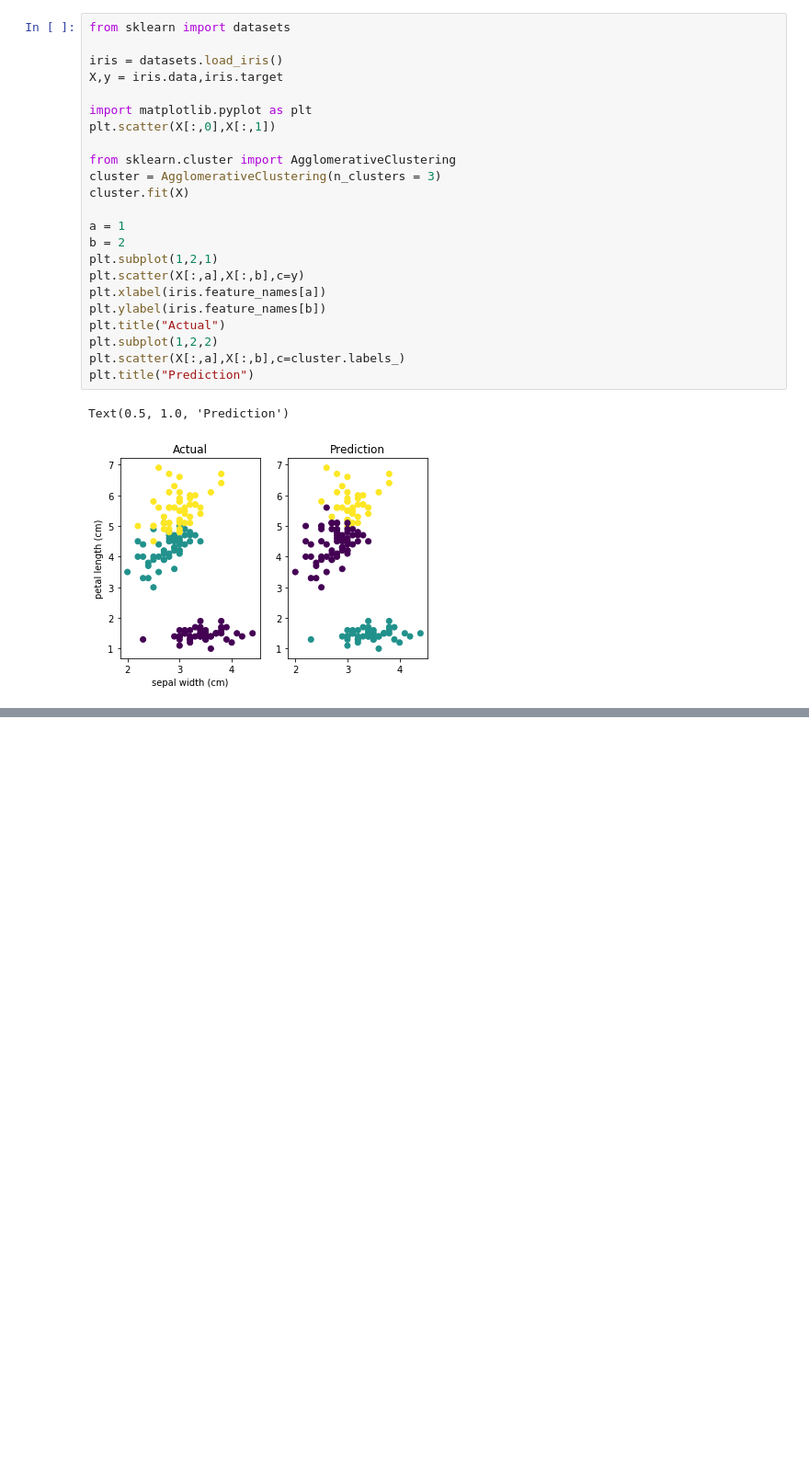
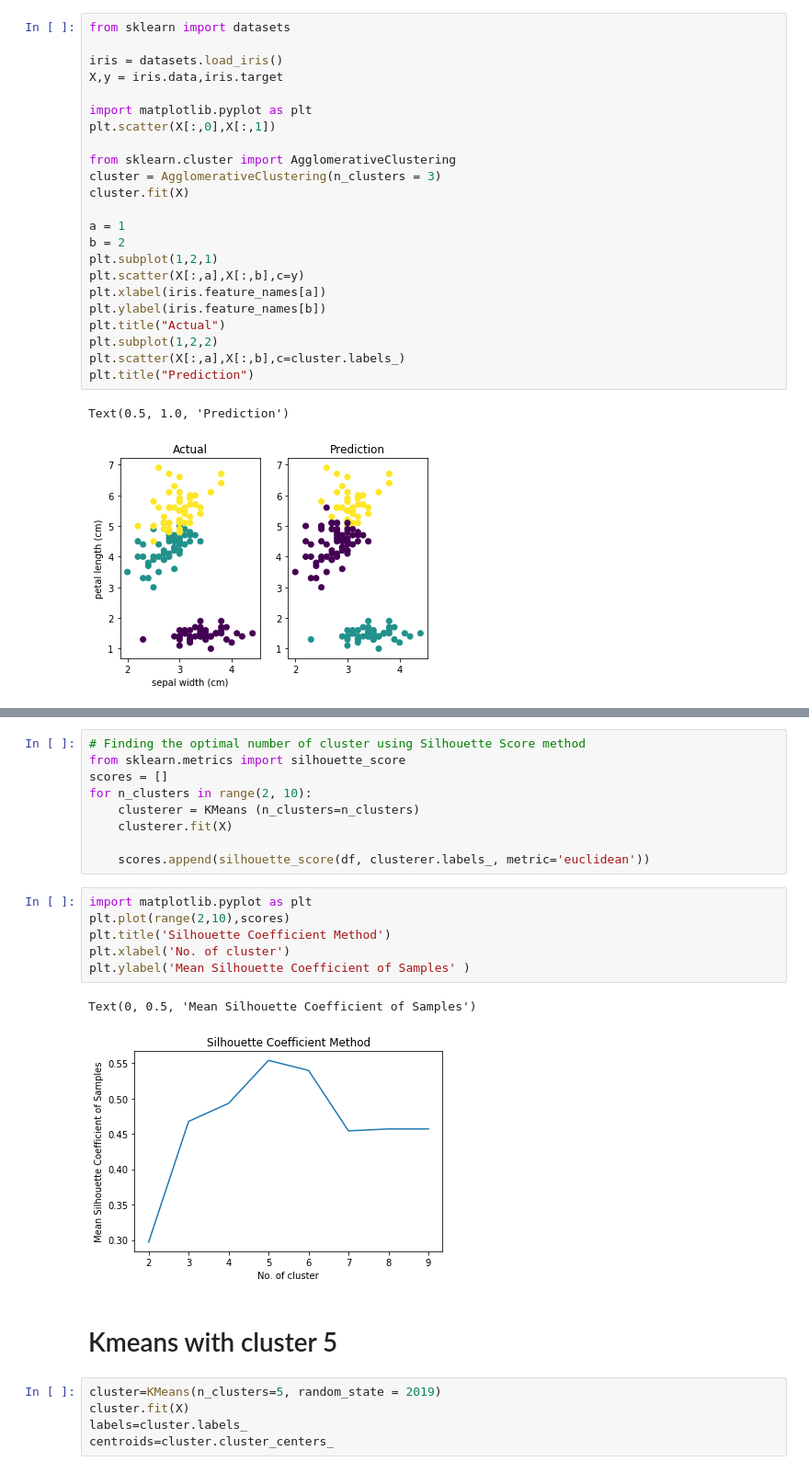
Before and after one commit to anqitu/SckitLearn, a Jupyter notebook: exercises/Module 4 Clustering.ipynb, the cells around one changed output, grey strips where cells are left out. Shown at 92% size. Saved outputs shown, nothing was run; the diff lists cells and outputs as text; blank space fills up the shorter version.

```diff
--- a/exercises/Module 4 Clustering.ipynb
+++ b/exercises/Module 4 Clustering.ipynb
@@ -206,0 +187,25 @@ weighted avg       0.80      0.48      0.58      2000
+# %%
+# Finding the optimal number of cluster using Silhouette Score method
+from sklearn.metrics import silhouette_score
+scores = []
+for n_clusters in range(2, 10):
+    clusterer = KMeans (n_clusters=n_clusters)
+    clusterer.fit(X)
+
+    scores.append(silhouette_score(df, clusterer.labels_, metric='euclidean'))
+# %%
+import matplotlib.pyplot as plt
+plt.plot(range(2,10),scores)
+plt.title('Silhouette Coefficient Method')
+plt.xlabel('No. of cluster')
+plt.ylabel('Mean Silhouette Coefficient of Samples' )
+# %% [output]
+Text(0, 0.5, 'Mean Silhouette Coefficient of Samples')
+[figure, added]
+# %% [markdown]
+# Kmeans with cluster 5
+# %%
+cluster=KMeans(n_clusters=5, random_state = 2019)
+cluster.fit(X)
+labels=cluster.labels_
+centroids=cluster.cluster_centers_
```
Also changed, not shown: parts of 56 cells of this notebook, 4 other files.
